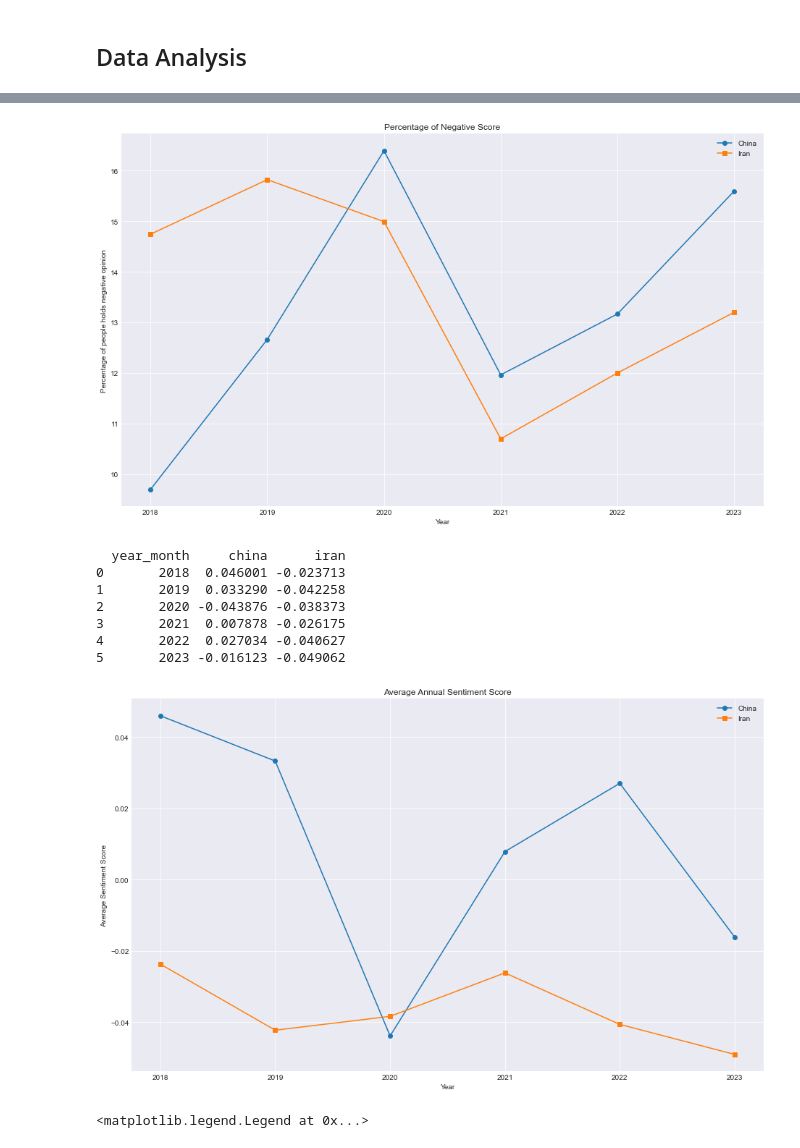
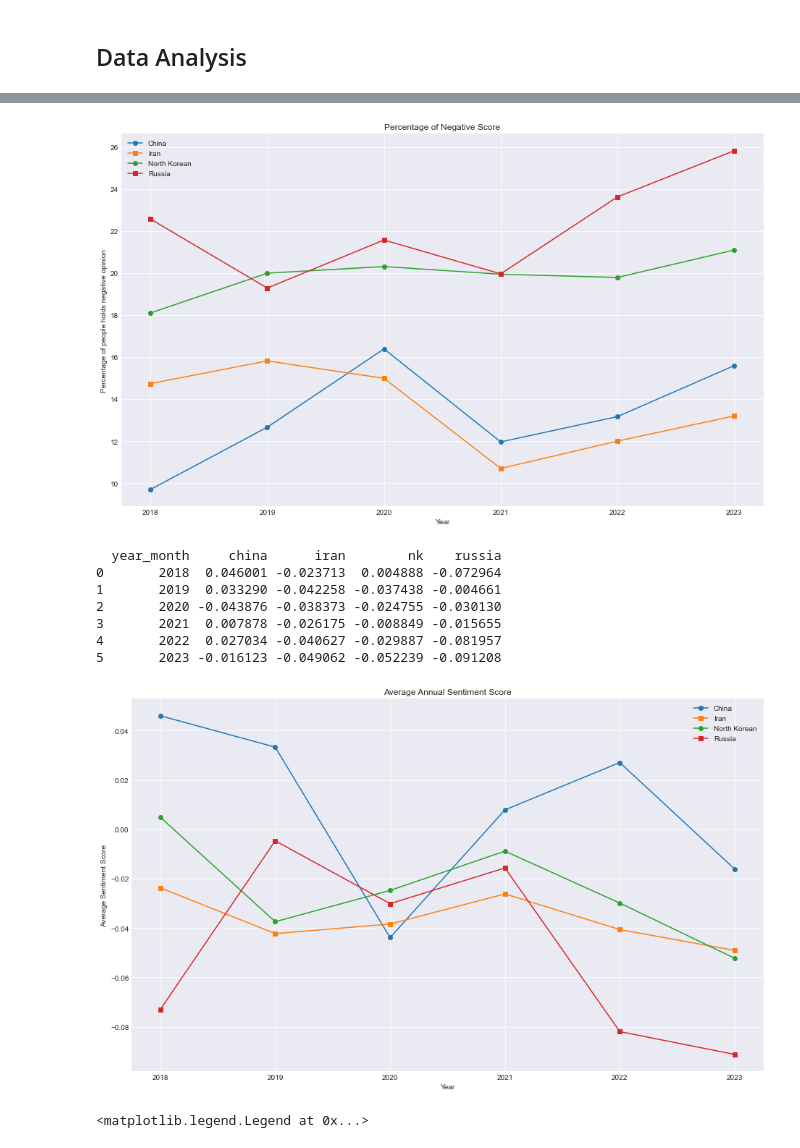
Before and after one commit to ChrisZhang6888/public_opinion_thesis, a Jupyter notebook: Programming/Distinction Analysis.ipynb, the cells around one changed output, grey strips where cells are left out. Drawn from its saved outputs; the diff is of its cells as text; code cells hidden in the pictures.

```diff
--- a/Programming/Distinction Analysis.ipynb
+++ b/Programming/Distinction Analysis.ipynb
@@ -36,8 +36,8 @@ iran = pd.read_csv('/Users/chris/Desktop/Thesis/Data/iran_translated.csv')
 # %%
 china['sentiment'] = china['translated'].apply(sentiment_score)
 iran['sentiment'] = iran['translated'].apply(sentiment_score)
-# nk['sentiment'] = nk['translated'].apply(sentiment_score)
-# russia['sentiment'] = russia['translated'].apply(sentiment_score)
+nk['sentiment'] = nk['translated'].apply(sentiment_score)
+russia['sentiment'] = russia['translated'].apply(sentiment_score)
 # %% [markdown]
 ## Data Analysis
 # %%
@@ -61,7 +61,9 @@ def date_convert(china):
 # %%
 china = date_convert(china)
 iran = date_convert(iran)
+russia = date_convert(russia)
+nk = date_convert(nk)
 # %%
-countries = pd.concat([china,iran],axis=0)
+countries = pd.concat([china,iran,nk,russia],axis=0)
 countries.sort_values('year_month')
 # %% [output]
@@ -133,6 +135,8 @@ annual_means1 = pivot_table1.groupby('year').mean().reset_index()
 plt.figure(figsize=(13,8))  # Set the figure size for better readability
 plt.plot(annual_means1['year'], annual_means1['china'], marker='o', label='China')
 plt.plot(annual_means1['year'], annual_means1['iran'], marker='s', label='Iran')
+plt.plot(annual_means1['year'], annual_means1['nk'], marker='o', label='North Korean')
+plt.plot(annual_means1['year'], annual_means1['russia'], marker='s', label='Russia')
 
 # Adding titles and labels
 plt.title('Percentage of Negative Score')
@@ -144,47 +148,49 @@ plt.legend()  # Show the legend to indicate which line corresponds to which coun
 plt.tight_layout()  # Adjust the layout to make room for the labels
 plt.show()
 # %% [output]
-[figure, old version]
+[figure, new version]
 # %%
 grouped = countries.groupby(['year_month', 'country']).sentiment.mean().reset_index()
 pivot_table2 = grouped.pivot(index='year_month', columns='country', values='sentiment').reset_index()
 pivot_table2.columns.name = None  # Removes the name 'country' from the columns
-pivot_table2 = pivot_table2.rename(columns={'China': 'china', 'Iran': 'iran'})
+pivot_table2 = pivot_table2.rename(columns={'China': 'china', 'Iran': 'iran','Russia': 'russia','North Korean': 'nk'})
 
 print(pivot_table2)
 # %% [output]
-  year_month     china      iran
-0       2018  0.046001 -0.023713
-1       2019  0.033290 -0.042258
-2       2020 -0.043876 -0.038373
-3       2021  0.007878 -0.026175
-4       2022  0.027034 -0.040627
-5       2023 -0.016123 -0.049062
+  year_month     china      iran        nk    russia
+0       2018  0.046001 -0.023713  0.004888 -0.072964
+1       2019  0.033290 -0.042258 -0.037438 -0.004661
+2       2020 -0.043876 -0.038373 -0.024755 -0.030130
+3       2021  0.007878 -0.026175 -0.008849 -0.015655
+4       2022  0.027034 -0.040627 -0.029887 -0.081957
+5       2023 -0.016123 -0.049062 -0.052239 -0.091208
 # %%
 import matplotlib.pyplot as plt
 # Setting the style
 plt.style.use('seaborn-darkgrid')
 
 # Extract the year from 'year_month' and create a new column 'year'
 pivot_table2['year'] = pivot_table2['year_month'].str[:4]
 
 # Group by 'year' and calculate the mean sentiment scores again
 annual_means2 = pivot_table2.groupby('year').mean().reset_index()
 
 # Plotting
 plt.figure(figsize=(13,8))  # Set the figure size for better readability
 plt.plot(annual_means2['year'], annual_means2['china'], marker='o', label='China')
 plt.plot(annual_means2['year'], annual_means2['iran'], marker='s', label='Iran')
+plt.plot(annual_means2['year'], annual_means2['nk'], marker='o', label='North Korean')
+plt.plot(annual_means2['year'], annual_means2['russia'], marker='s', label='Russia')
 
 # Adding titles and labels
 plt.title('Average Annual Sentiment Score')
 plt.xlabel('Year')
 plt.ylabel('Average Sentiment Score')
 plt.legend()  # Show the legend to indicate which line corresponds to which country
 
 # Show the plot
 plt.tight_layout()  # Adjust the layout to make room for the labels
 plt.show()
 # %% [output]
-[figure, old version]
+[figure, new version]
 # %%
```
Also changed, not shown: parts of 7 cells of this notebook.
